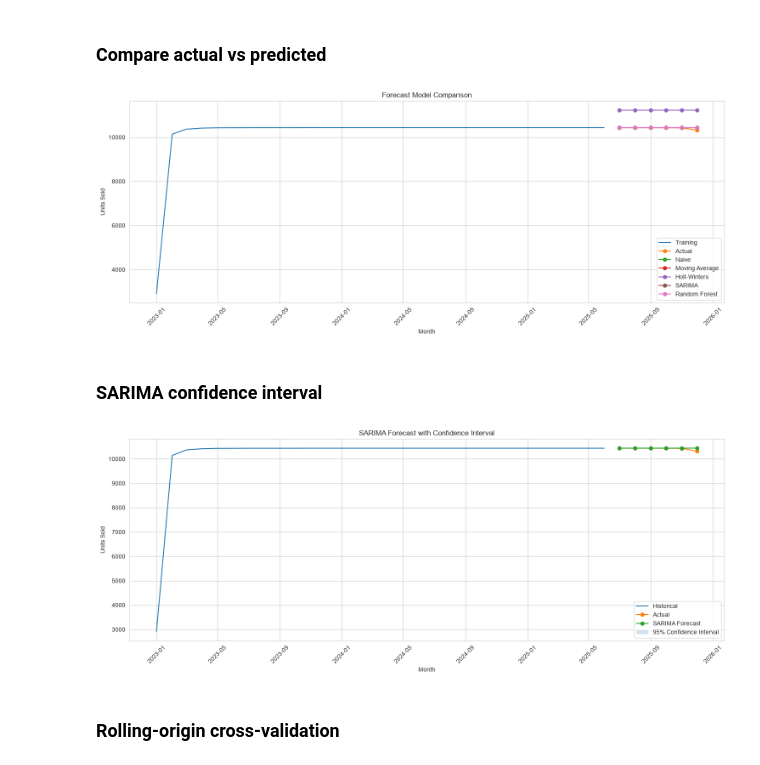
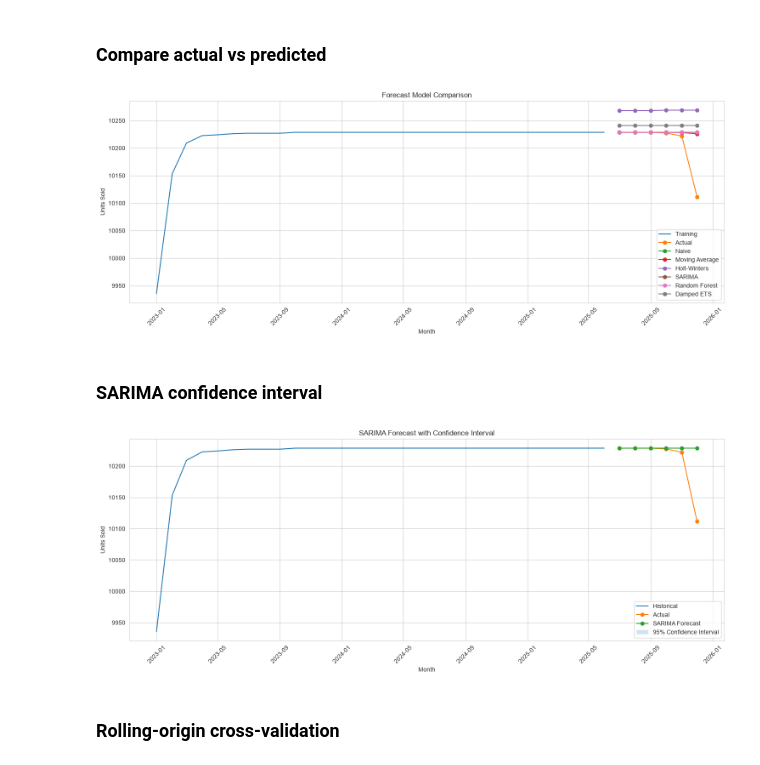
Before and after one commit to ayushranjan828/Amazon-Product-Sales-Analysis-Prediction-Forecasting, a Jupyter notebook: Notebook2.ipynb, the cells around one changed output. Saved outputs shown, nothing was run; the diff lists cells and outputs as text; code cells hidden in the pictures.

```diff
--- a/Notebook2.ipynb
+++ b/Notebook2.ipynb
@@ -128,7 +128,7 @@ data['units_per_order'] = data.total_units_sold / data.total_orders
 data['sell_through'] = data.total_units_sold / (data.total_units_sold + data.stock_quantity)
 data['active_days']=(data.last_sale_date - data.first_sale_date).dt.days.clip(lower=1)
 data['units_per_day']=data.total_units_sold / data.active_days
-data['product_age_days']=(pd.Timestamp('2026-09-20') - data.launch_date).dt.days
+data['product_age_days']=(data.last_sale_date.max() - data.launch_date).dt.days
 data['discount_depth']=(data.mrp_inr - data.selling_price_inr) / data.mrp_inr
 
 data.head()
@@ -1108,8 +1112,9 @@ monthly_records = []
 
 for _, row in data.iterrows():
 
-    start = row["first_sale_date"].normalize()
-    end = row["last_sale_date"].normalize()
+    # Snap to month start so the first (partial) month is not skipped
+    start = row["first_sale_date"].to_period("M").to_timestamp()
+    end = row["last_sale_date"].to_period("M").to_timestamp()
 
     if pd.isna(start) or pd.isna(end):
         continue
@@ -1119,10 +1124,6 @@ for _, row in data.iterrows():
 
     # Monthly periods covered by the product
     months = pd.date_range(start=start, end=end, freq="MS")
-
-    # Handle products where start/end are in same month
-    if len(months) == 0:
-        months = pd.DatetimeIndex([start.replace(day=1)])
 
     n_months = len(months)
 
@@ -1475,0 +1481,19 @@ RMSE: 49.06
+# %%
+from statsmodels.tsa.exponential_smoothing.ets import ETSModel
+
+ets_fit = ETSModel(
+    train,
+    error="add",
+    trend="add",
+    damped_trend=True
+).fit(disp=False)
+
+ets_forecast = ets_fit.forecast(len(test))
+
+ets_mape = mape(test, ets_forecast)
+
+ets_rmse = rmse(test, ets_forecast)
+
+print("Damped ETS Model")
+print("MAPE:", round(ets_mape, 2), "%")
+print("RMSE:", round(ets_rmse, 2))
@@ -1556,31 +1585,33 @@ plt.show()
 # %%
 plt.figure(figsize=(15, 6))
 
 plt.plot(train.index, train, label="Training")
 
 plt.plot(test.index, test, marker="o", label="Actual")
 
 plt.plot(test.index, naive_forecast, marker="o", label="Naive")
 
 plt.plot( test.index, moving_average_forecast, marker="o", label="Moving Average")
 
 plt.plot(test.index, holt_forecast, marker="o", label="Holt-Winters")
 
 plt.plot(test.index, sarima_forecast, marker="o", label="SARIMA")
 
 plt.plot(test.index, rf_forecast, marker="o", label="Random Forest")
 
+plt.plot(test.index, ets_forecast, marker="o", label="Damped ETS")
+
 plt.title("Forecast Model Comparison")
 plt.xlabel("Month")
 plt.ylabel("Units Sold")
 
 plt.legend()
 plt.xticks(rotation=45)
 
 plt.tight_layout()
 plt.show()
 # %% [output]
-[figure, old version]
+[figure, new version]
 # %% [markdown]
 ### SARIMA confidence interval
 # %%
@@ -1610,7 +1641,7 @@ plt.xticks(rotation=45)
 plt.tight_layout()
 plt.show()
 # %% [output]
-[figure, old version]
+[figure, new version]
 # %% [markdown]
 ### Rolling-origin cross-validation
 # %%
```
Also changed, not shown: parts of 42 cells of this notebook, 1 other file.
